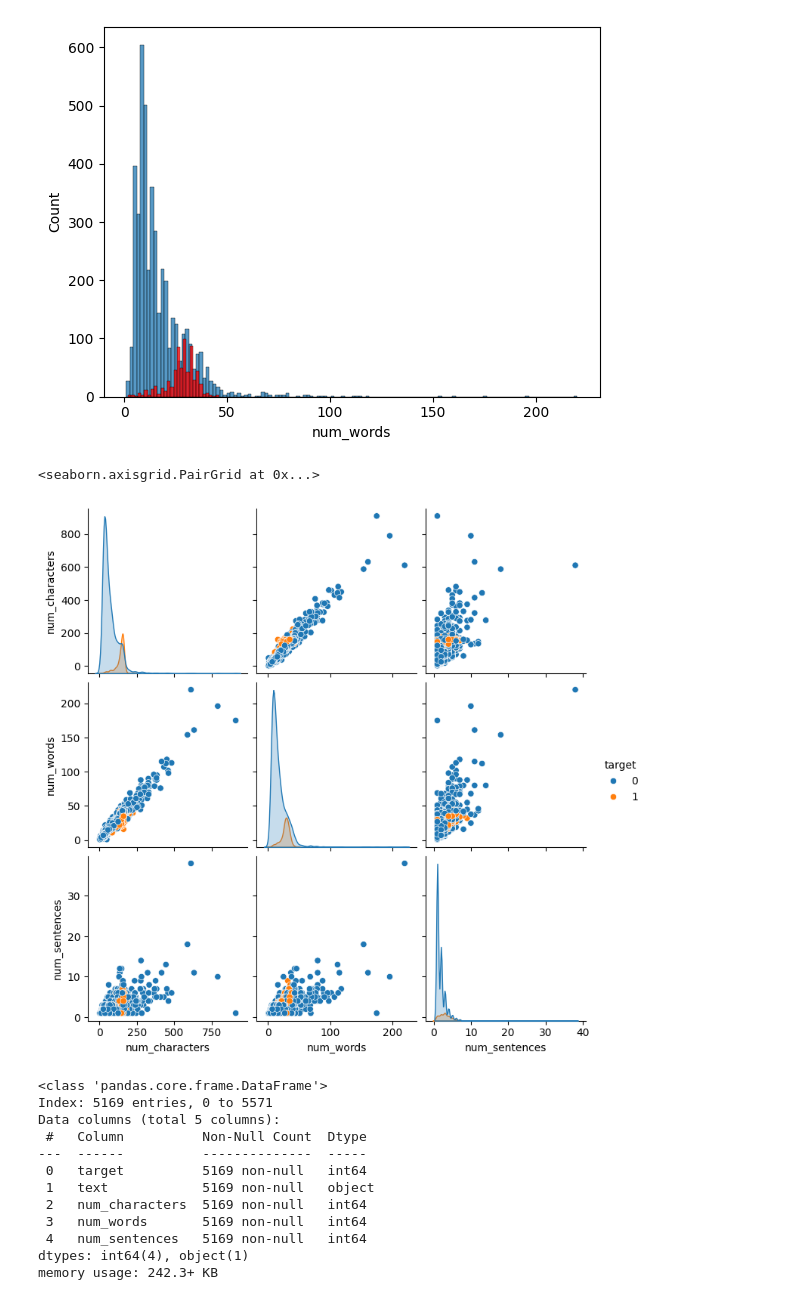
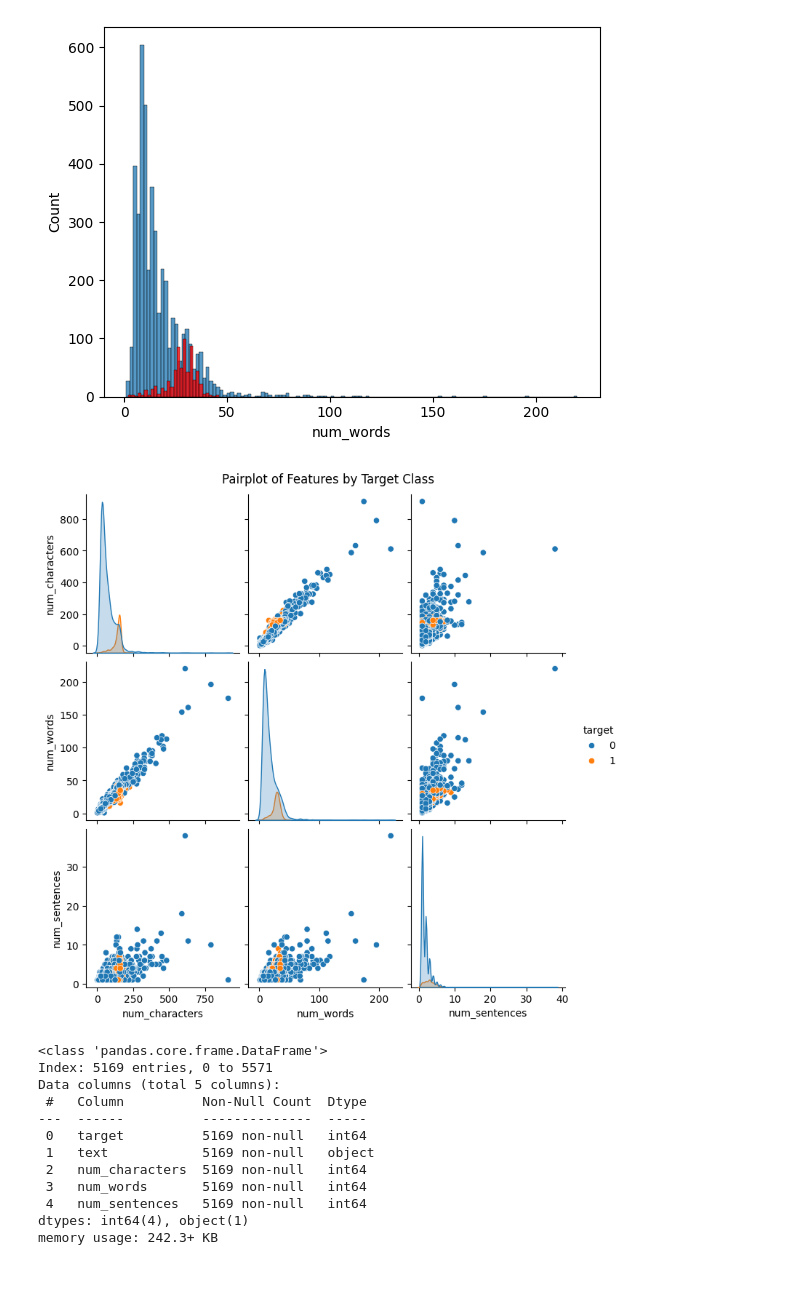
Before and after one commit to plearning2001/Text-Classifier, a Jupyter notebook: text_classifier.ipynb, the cells around one changed output. Cells and saved outputs as stored; diff of their text form; code cells hidden in the pictures.

```diff
--- a/text_classifier.ipynb
+++ b/text_classifier.ipynb
@@ -255,11 +255,14 @@ sns.histplot(df[df['target'] == 1]['num_words'],color='red')
 # %% [output]
 <Axes: xlabel='num_words', ylabel='Count'>
 [figure]
-# %%
-sns.pairplot(df,hue='target')
-# %% [output]
-<seaborn.axisgrid.PairGrid at 0x...>
-[figure, removed]
+# %%
+g = sns.pairplot(df, hue='target')
+
+g.fig.suptitle("Pairplot of Features by Target Class", y=1.02)
+
+plt.show()
+# %% [output]
+[figure, added]
 # %%
 df.info()
 # %% [output]
```
Also changed, not shown: parts of 14 cells of this notebook.
